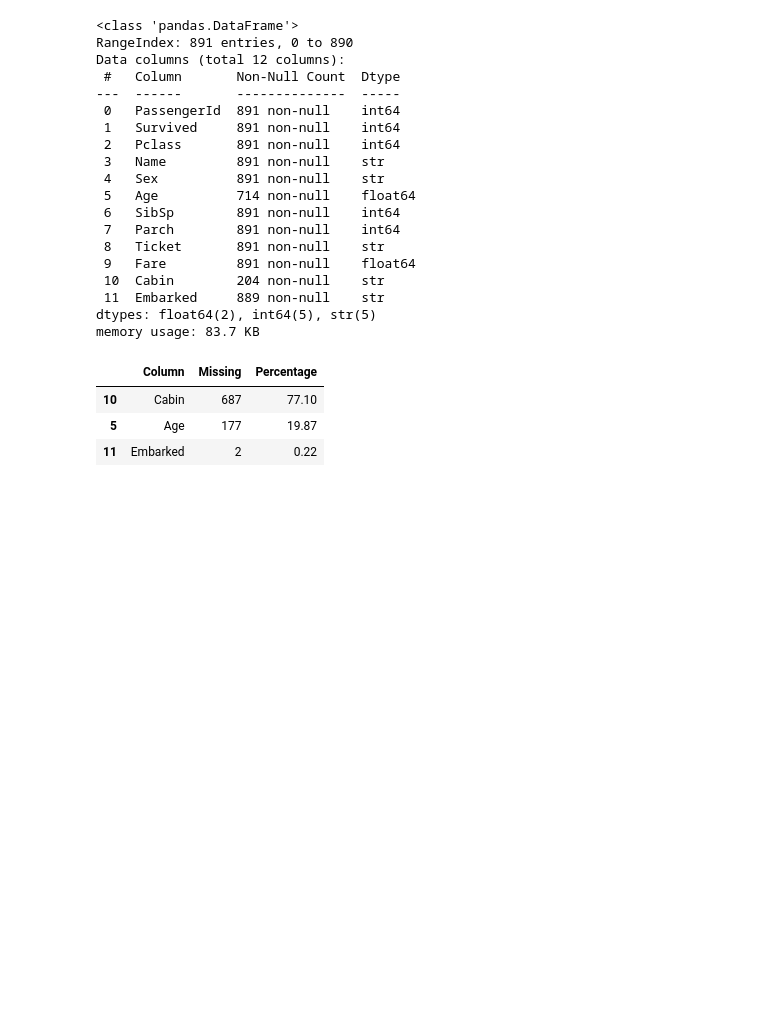
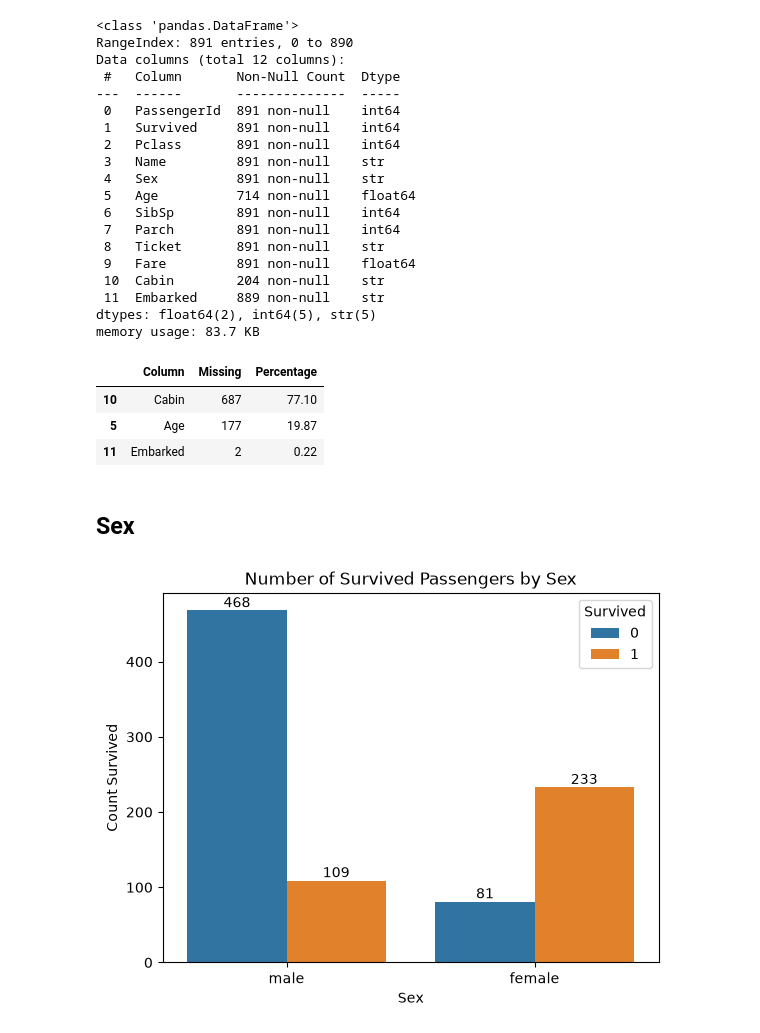
Before and after one commit to MarcooMateoo/ml-titanic, a Jupyter notebook: notebooks/01_EDA.ipynb, the cells around one changed output. Saved outputs shown, nothing was run; the diff lists cells and outputs as text; code cells hidden in the pictures; blank space fills up the shorter version.

```diff
--- a/notebooks/01_EDA.ipynb
+++ b/notebooks/01_EDA.ipynb
@@ -70,3 +111,17 @@ show_missing_entries(train_set)
 | 10 | Cabin | 687 | 77.10 |
 | 5 | Age | 177 | 19.87 |
 | 11 | Embarked | 2 | 0.22 |
+# %% [markdown]
+## Sex
+# %%
+bar = sns.countplot(train_set, x = "Sex", hue="Survived")
+
+for container in bar.containers:
+    bar.bar_label(container)
+
+plt.title('Number of Survived Passengers by Sex')
+plt.xlabel('Sex')
+plt.ylabel('Count Survived')
+plt.show()
+# %% [output]
+[figure, added]
```
Also changed, not shown: parts of 28 cells of this notebook, 2 other files.
